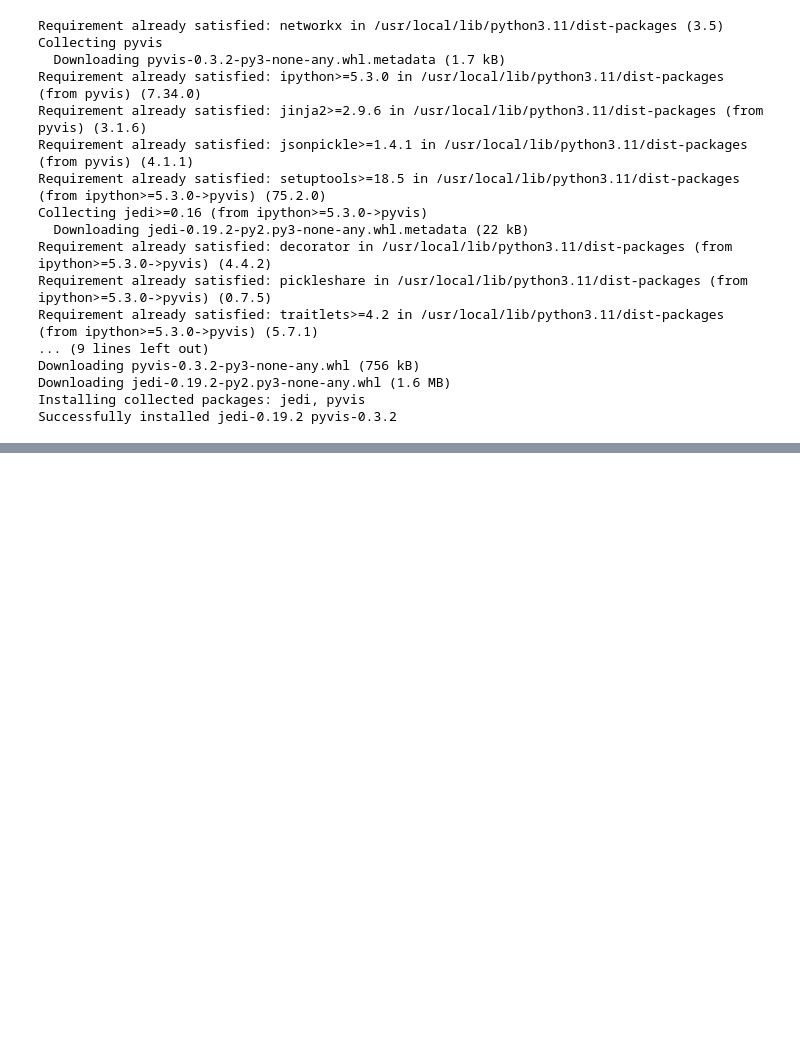
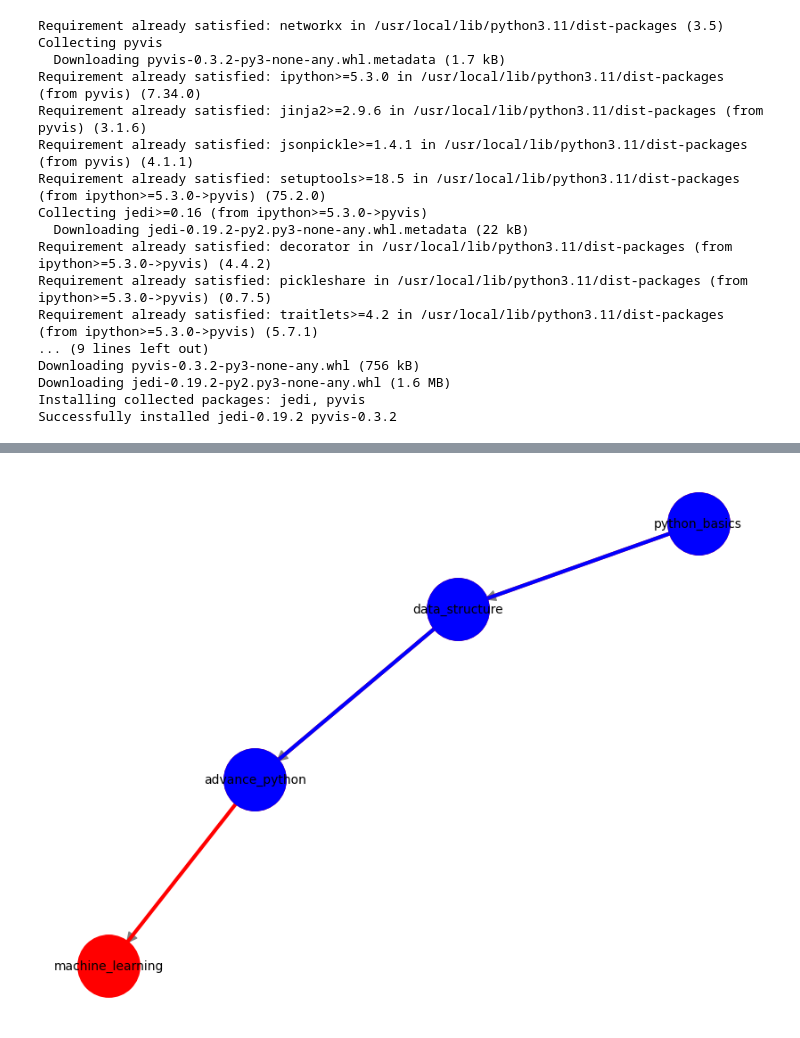
Before and after one commit to delowarshizar/Practice, a Jupyter notebook: week06_1453.ipynb, the cells around one changed output, grey strips where cells are left out. Saved outputs shown, nothing was run; the diff lists cells and outputs as text; code cells hidden in the pictures; blank space fills up the shorter version.

```diff
--- a/week06_1453.ipynb
+++ b/week06_1453.ipynb
@@ -81,0 +111,17 @@ plt.show()
+# %%
+pos = nx.spring_layout(G)
+# %%
+node_colors ={'bg':'lightgreen', 'interm':'skyblue', 'adv':'orange'}
+node_color_list = [node_colors[data['diff']] for _ ,data in G.nodes(data=True)]
+
+plt.figure(figsize=(8, 6))
+nx.draw(G, pos, with_labels=True, node_color=node_color_list,
+        node_size=2000, font_size=10, arrowsize=20, edge_color='gray')
+
+nx.draw_networkx_nodes(G,pos,nodelist=shortest_path_1, node_color='red',node_size=2500)
+nx.draw_networkx_edges(G,pos,edgelist=[(shortest_path_1[i],shortest_path_1[i+1]) for i in range(len(shortest_path_1)-1)] , edge_color='red',width=3 )
+nx.draw_networkx_nodes(G,pos,nodelist=shortest_path_2, node_color='blue',node_size=2500)
+nx.draw_networkx_edges(G,pos,edgelist=[(shortest_path_2[i],shortest_path_2[i+1]) for i in range(len(shortest_path_2)-1)] , edge_color='blue',width=3 )
+plt.show()
+# %% [output]
+[figure, added]
```
Also changed, not shown: parts of 4 cells of this notebook.
